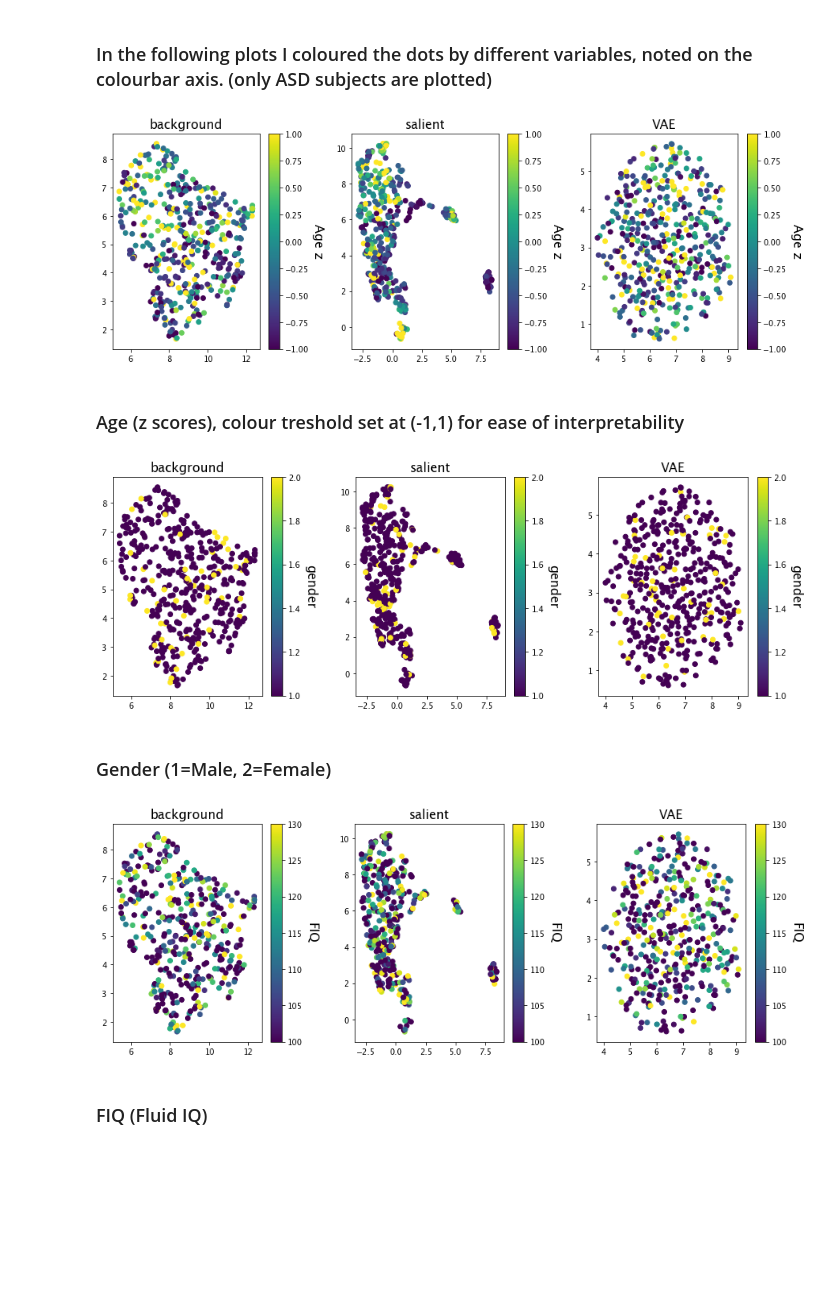
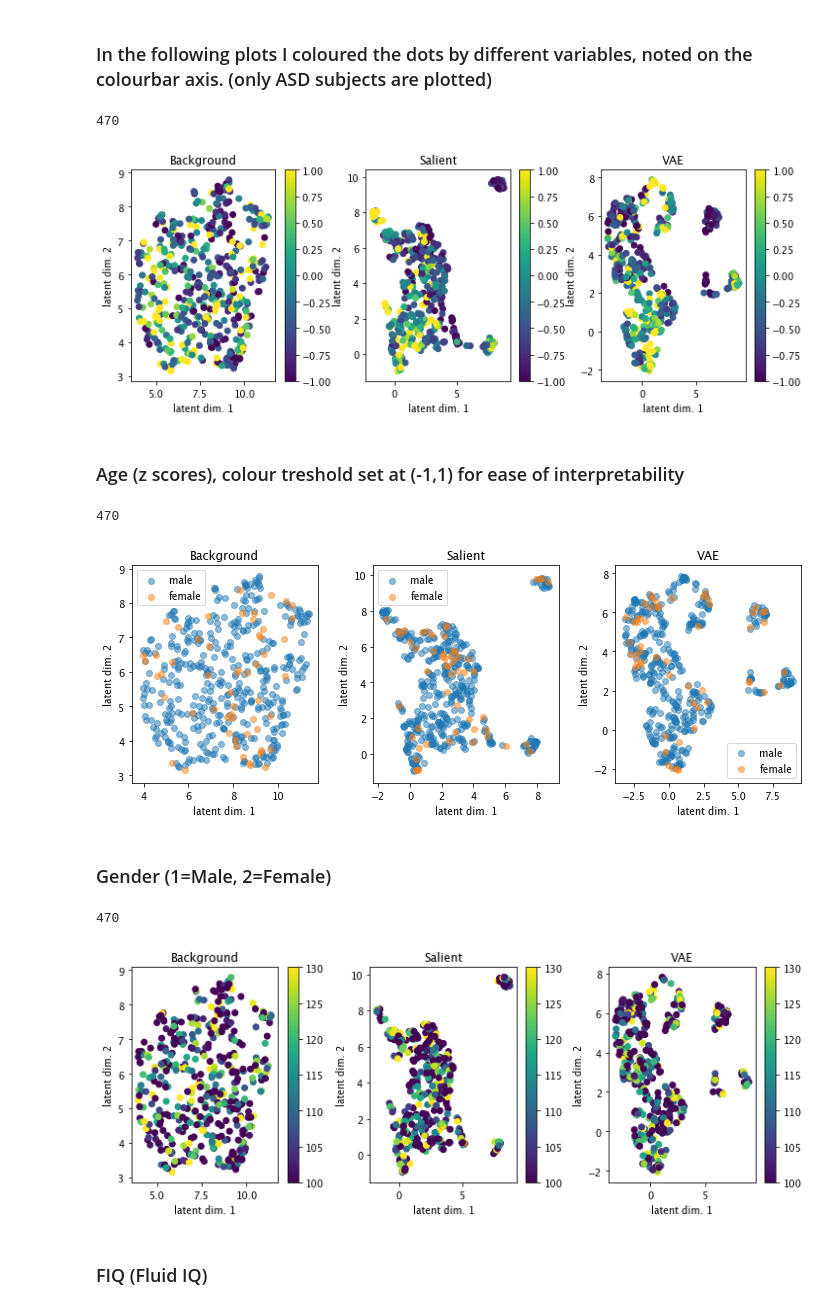
Before and after one commit to Aglinskas/BC-MRI-AE, a Jupyter notebook: Colab Notebooks/results-cVAE-32-dimensions.ipynb, the cells around one changed output. Saved outputs shown, nothing was run; the diff lists cells and outputs as text; code cells hidden in the pictures; blank space fills up the shorter version.

```diff
--- a/Colab Notebooks/results-cVAE-32-dimensions.ipynb
+++ b/Colab Notebooks/results-cVAE-32-dimensions.ipynb
@@ -189,0 +169,31 @@ Text(0.5, 1.0, 'VAE reconstruction')
+# %%
+# encoders
+t0 = now()
+encs = [z_encoder, s_encoder ,encoder] # background, salient, vae
+
+# Indices
+patients = df['DxGroup'].values==1 # ASD
+controls = df['DxGroup'].values==2 # controls
+all_subs = patients+controls
+
+# data in
+data = ABIDE_data
+
+# spaces
+bg_space = np.array(encs[0](data)[0])
+sl_space = np.array(encs[1](data)[0])
+vae_space = np.array(encs[2](data)[0])
+
+##### dim reduce
+do_dimRed=True
+if do_dimRed:
+    method = 'UMAP'
+    bg_space = dim_reduce(bg_space,method=method)
+    sl_space = dim_reduce(sl_space,method=method)
+    vae_space = dim_reduce(vae_space,method=method)
+
+spaces = [bg_space,sl_space,vae_space]
+spaces_ASD = [bg_space[patients,:],sl_space[patients,:],vae_space[patients,:]]
+spaces_TD = [bg_space[controls,:],sl_space[controls,:],vae_space[controls,:]]
+
+print(str(now()-t0))
@@ -550,7 +493,3 @@ reducing dimensionality
 space_bg_abide = bg_space
 space_sl_abide = sl_space
 space_vae_abide = vae_space
-# %%
-patients = df['Subject Type'].values=='PATIENT'
-controls = df['Subject Type'].values=='CONTROL'
-all_subs = patients+controls
@@ -585,26 +498,29 @@ def plot_cscatter(dxArr,v=np.arange(len(df)),clbl=None,clim=None):
 # %%
 # Dots coloured by age (z scored)
 ages = df['AgeAtScan'].values
 agesz = (ages-ages.mean())/ages.std()
-plot_cscatter(agesz,clbl='Age z',clim=(-1,1))
+cscatter(spaces_ASD,c=agesz[patients],clim=(-1,1))
 # %% [output]
+470
-[figure, old version]
+[figure, new version]
 # %% [markdown]
 ### Age (z scores), colour treshold set at (-1,1) for ease of interpretability
 # %%
 # Dots coloured by gender. 1=Male, 2=Female
 gender = df['Sex'].values
-plot_cscatter(gender,clbl='gender',clim=(1,2))
+cscatter(spaces_ASD,c=gender[patients],legend=['male','female'])
 # %% [output]
+470
-[figure, old version]
+[figure, new version]
 # %% [markdown]
 ### Gender (1=Male, 2=Female)
 # %%
 # Dots coliured by FIQ (Fluid IQ?)
 fiq = df['FIQ'].values
 fiq[abs(df['FIQ'].values)>200]=np.nan
-plot_cscatter(fiq,clbl='FIQ',clim=(100,130),v=patients)
+cscatter(spaces_ASD,c=fiq[patients],clim=(100,130))
 # %% [output]
+470
-[figure, old version]
+[figure, new version]
 # %% [markdown]
 ### FIQ (Fluid IQ)
```
Also changed, not shown: parts of 78 cells of this notebook, 1 other file.
